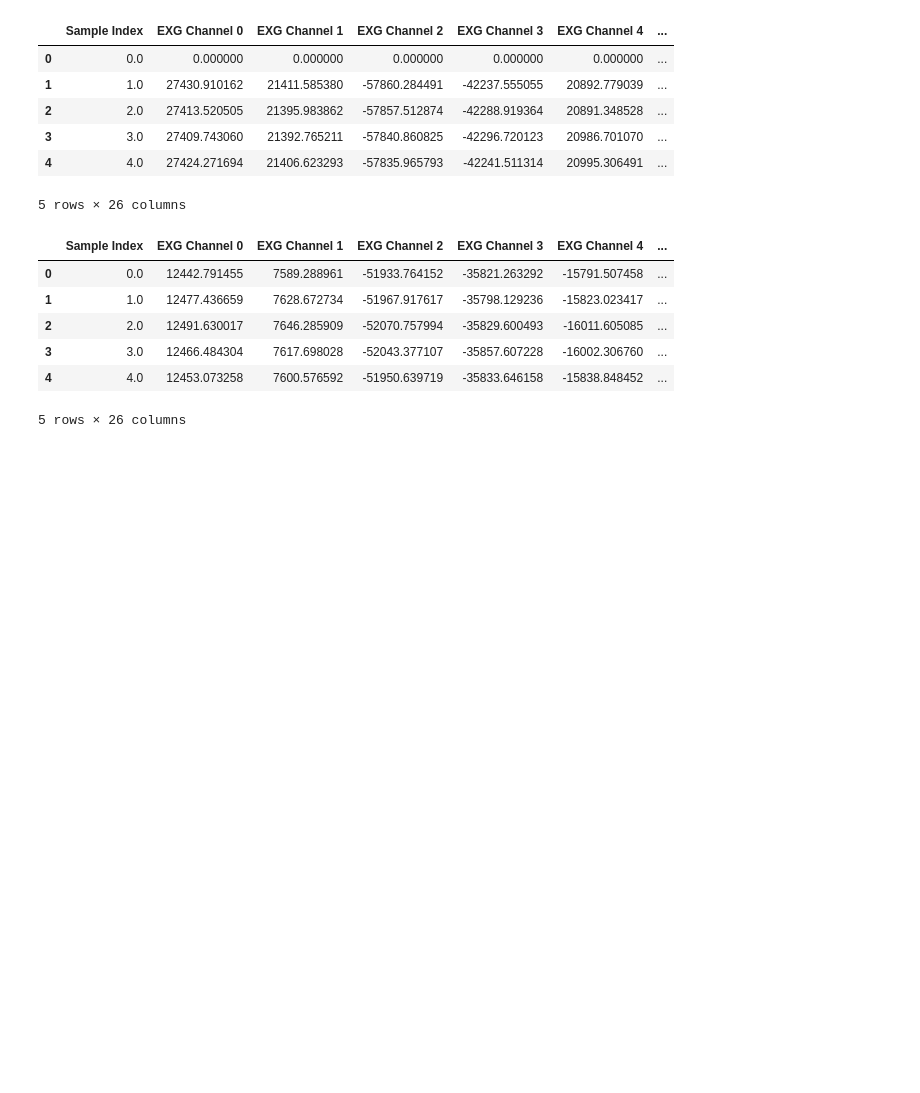
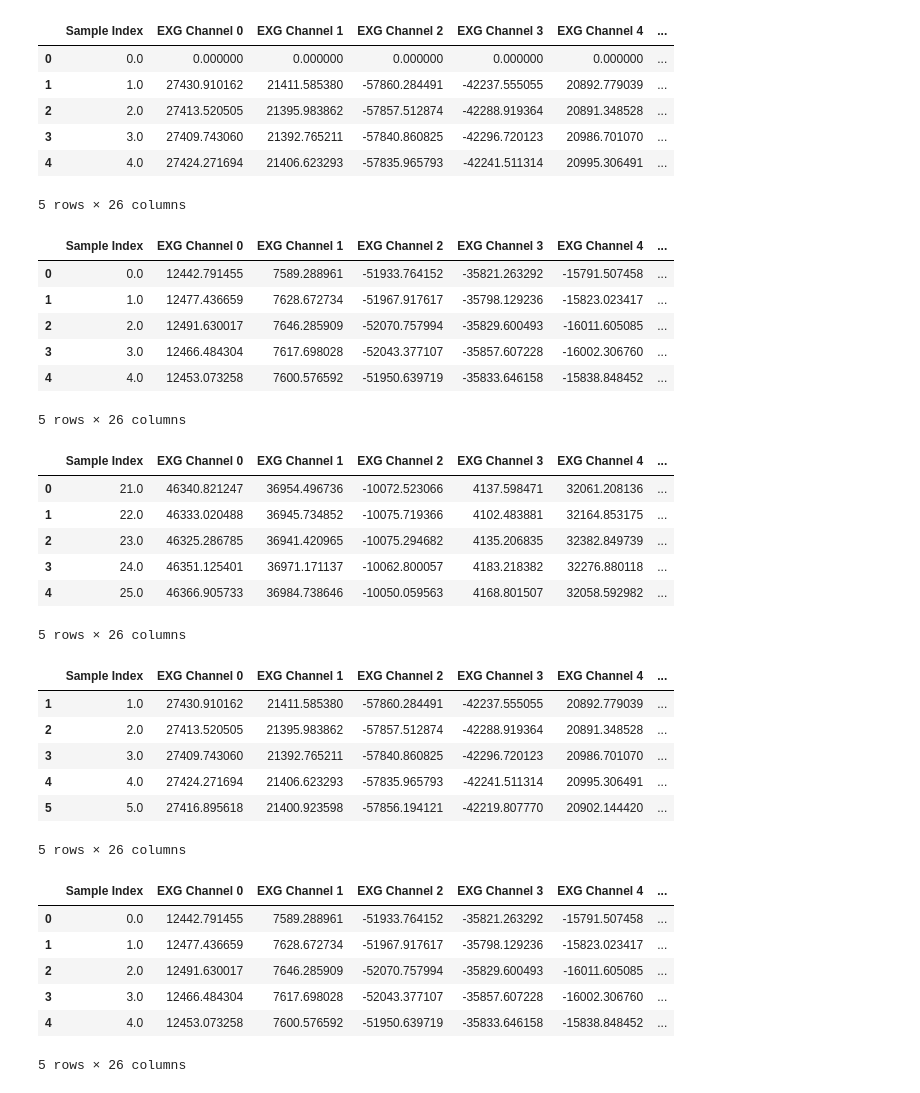
Before and after one commit to hdeavila1992/Robot_Human_Interfase_v0, a Jupyter notebook: notebooks/VisualizeData.ipynb, the cells around one changed output. Cells and saved outputs as stored; diff of their text form; code cells hidden in the pictures; blank space fills up the shorter version.

```diff
--- a/notebooks/VisualizeData.ipynb
+++ b/notebooks/VisualizeData.ipynb
@@ -80,6 +80,36 @@ display(df3.head())
 | 3 | 3.0 | 12466.484304 | 7617.698028 | -52043.377107 | -35857.607228 | -16002.306760 | ... |
 | 4 | 4.0 | 12453.073258 | 7600.576592 | -51950.639719 | -35833.646158 | -15838.848452 | ... |
 5 rows × 26 columns
+# %%
+exg_cols = [f'EXG Channel {i}' for i in range(8)]
+df1_c = df1[(df1[exg_cols] != 0).any(axis=1)].copy()
+df2_c = df2[(df2[exg_cols] != 0).any(axis=1)].copy()
+df3_c = df3[(df3[exg_cols] != 0).any(axis=1)].copy()
+display(df1_c.head())
+display(df2_c.head())
+display(df3_c.head())
+# %% [output]
+|  | Sample Index | EXG Channel 0 | EXG Channel 1 | EXG Channel 2 | EXG Channel 3 | EXG Channel 4 | ... |
+| 0 | 21.0 | 46340.821247 | 36954.496736 | -10072.523066 | 4137.598471 | 32061.208136 | ... |
+| 1 | 22.0 | 46333.020488 | 36945.734852 | -10075.719366 | 4102.483881 | 32164.853175 | ... |
+| 2 | 23.0 | 46325.286785 | 36941.420965 | -10075.294682 | 4135.206835 | 32382.849739 | ... |
+| 3 | 24.0 | 46351.125401 | 36971.171137 | -10062.800057 | 4183.218382 | 32276.880118 | ... |
+| 4 | 25.0 | 46366.905733 | 36984.738646 | -10050.059563 | 4168.801507 | 32058.592982 | ... |
+5 rows × 26 columns
+|  | Sample Index | EXG Channel 0 | EXG Channel 1 | EXG Channel 2 | EXG Channel 3 | EXG Channel 4 | ... |
+| 1 | 1.0 | 27430.910162 | 21411.585380 | -57860.284491 | -42237.555055 | 20892.779039 | ... |
+| 2 | 2.0 | 27413.520505 | 21395.983862 | -57857.512874 | -42288.919364 | 20891.348528 | ... |
+| 3 | 3.0 | 27409.743060 | 21392.765211 | -57840.860825 | -42296.720123 | 20986.701070 | ... |
+| 4 | 4.0 | 27424.271694 | 21406.623293 | -57835.965793 | -42241.511314 | 20995.306491 | ... |
+| 5 | 5.0 | 27416.895618 | 21400.923598 | -57856.194121 | -42219.807770 | 20902.144420 | ... |
+5 rows × 26 columns
+|  | Sample Index | EXG Channel 0 | EXG Channel 1 | EXG Channel 2 | EXG Channel 3 | EXG Channel 4 | ... |
+| 0 | 0.0 | 12442.791455 | 7589.288961 | -51933.764152 | -35821.263292 | -15791.507458 | ... |
+| 1 | 1.0 | 12477.436659 | 7628.672734 | -51967.917617 | -35798.129236 | -15823.023417 | ... |
+| 2 | 2.0 | 12491.630017 | 7646.285909 | -52070.757994 | -35829.600493 | -16011.605085 | ... |
+| 3 | 3.0 | 12466.484304 | 7617.698028 | -52043.377107 | -35857.607228 | -16002.306760 | ... |
+| 4 | 4.0 | 12453.073258 | 7600.576592 | -51950.639719 | -35833.646158 | -15838.848452 | ... |
+5 rows × 26 columns
 # %%
 fig, ax = plt.subplots(figsize=(60, 5))
 ax.set_title("Timestamp vs EXG Channel 3 for users 1 & 2")
```
Also changed, not shown: parts of 2 cells of this notebook.
